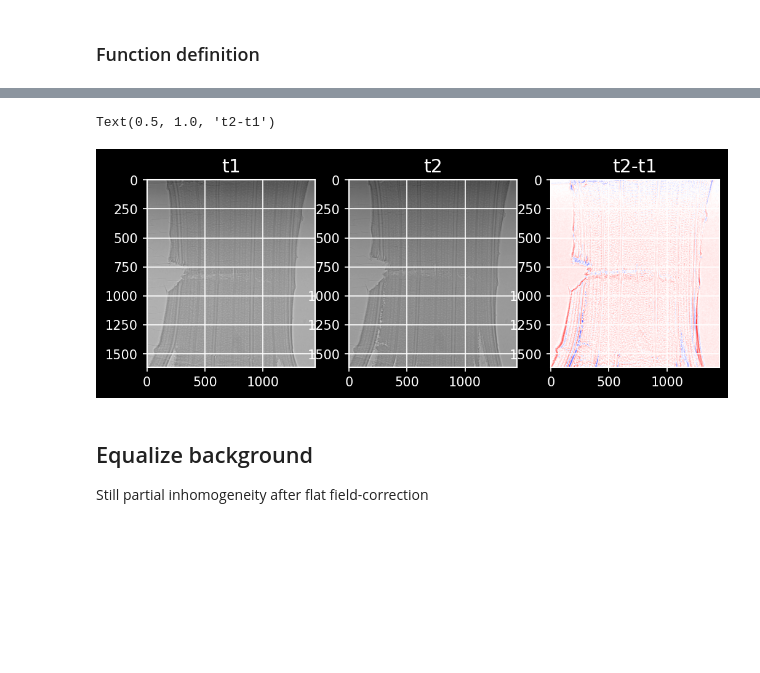
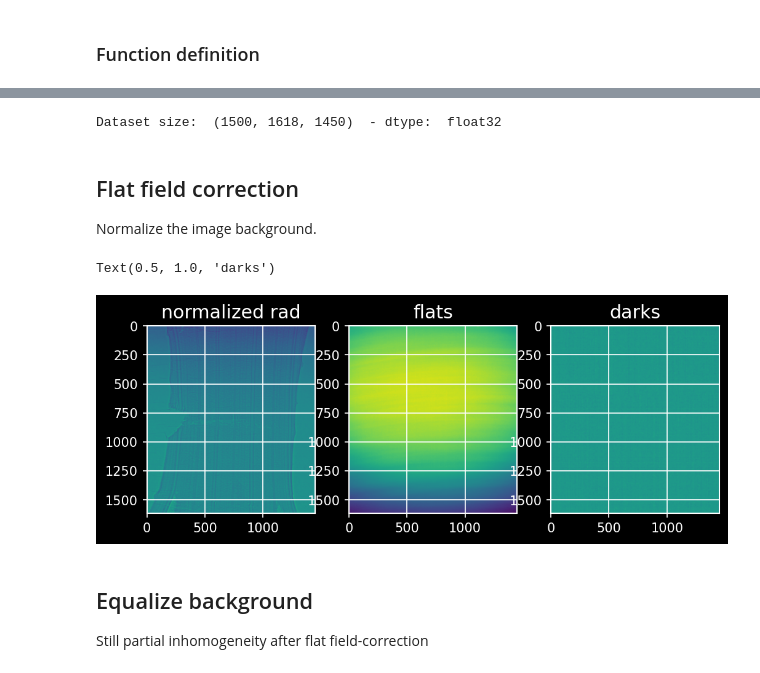
Before and after one commit to SESAME-Synchrotron/BEATS_recon, a Jupyter notebook: user_notebooks/in-situ_radiography_image_processing_1.0.ipynb, the cells around one changed output, grey strips where cells are left out. Drawn from its saved outputs; the diff is of its cells as text; code cells hidden in the pictures; blank space fills up the shorter version.

```diff
--- a/user_notebooks/in-situ_radiography_image_processing_1.0.ipynb
+++ b/user_notebooks/in-situ_radiography_image_processing_1.0.ipynb
@@ -117,0 +78,3 @@ darks = dxchange.reader.read_hdf5(h5file_darks, '/exchange/data', dtype=None, sh
+# %%
+# read a portion of the flat field file
+flats = dxchange.reader.read_hdf5(h5file_flats, '/exchange/data_white', slc=slc_flats, dtype=None, shared=False)
@@ -117,0 +86,3 @@ darks = dxchange.reader.read_hdf5(h5file_darks, '/exchange/data', dtype=None, sh
+# %%
+# read a portion of the dark field file
+darks = dxchange.reader.read_hdf5(h5file_flats, '/exchange/data_dark', slc=slc_flats, dtype=None, shared=False)
@@ -156,19 +119,31 @@ for slc_start in range(0, rad_length, slcAtoB):
+# %%
+# read a portion of the radiographs
+projs = dxchange.reader.read_hdf5(h5file, '/exchange/data_white', slc=slc_1500, dtype=None, shared=False)
+# %%
+print("Dataset size: ", projs[:, :, :].shape[:], " - dtype: ", projs.dtype)
+# %% [output]
+Dataset size:  (1500, 1618, 1450)  - dtype:  float32
+# %% [markdown]
+## Flat field correction
+Normalize the image background.
+# %%
+projs = tomopy.normalize(projs, flats, darks, ncore=ncore, averaging='median')
 # %%
 plt.subplot(1, 3, 1)
-plt.imshow(proj_processed[0,:,:])
+plt.imshow(projs[0,:,:], cmap='viridis')
 # plt.colorbar()
-plt.title('t1')
+plt.title('normalized rad')
 plt.subplot(1, 3, 2)
-plt.imshow(proj_processed[-1,:,:])
+plt.imshow(flats[0,:,:], cmap='viridis')
 # plt.colorbar()
-plt.title('t2')
+plt.title('flats')
 plt.subplot(1, 3, 3)
-plt.imshow((proj_processed[0,:,:] - proj_processed[-1,:,:]), cmap='seismic')
+plt.imshow(darks[0,:,:], cmap='viridis')
 # plt.colorbar()
-plt.title('t2-t1')
+plt.title('darks')
 # %% [output]
-Text(0.5, 1.0, 't2-t1')
+Text(0.5, 1.0, 'darks')
-[figure, old version]
+[figure, new version]
 # %% [markdown]
 ## Equalize background
 Still partial inhomogeneity after flat field-correction
```
Also changed, not shown: parts of 38 cells of this notebook.
